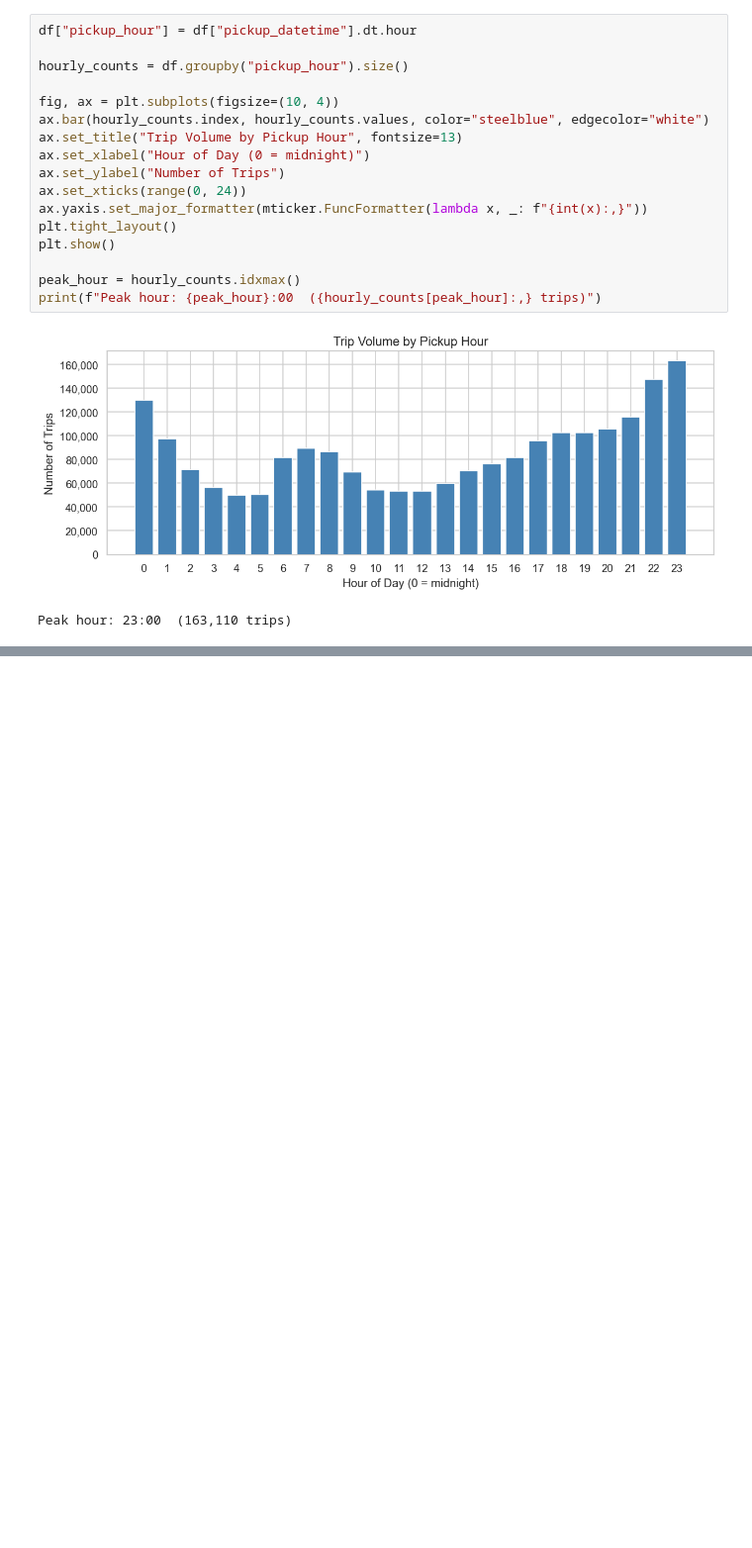
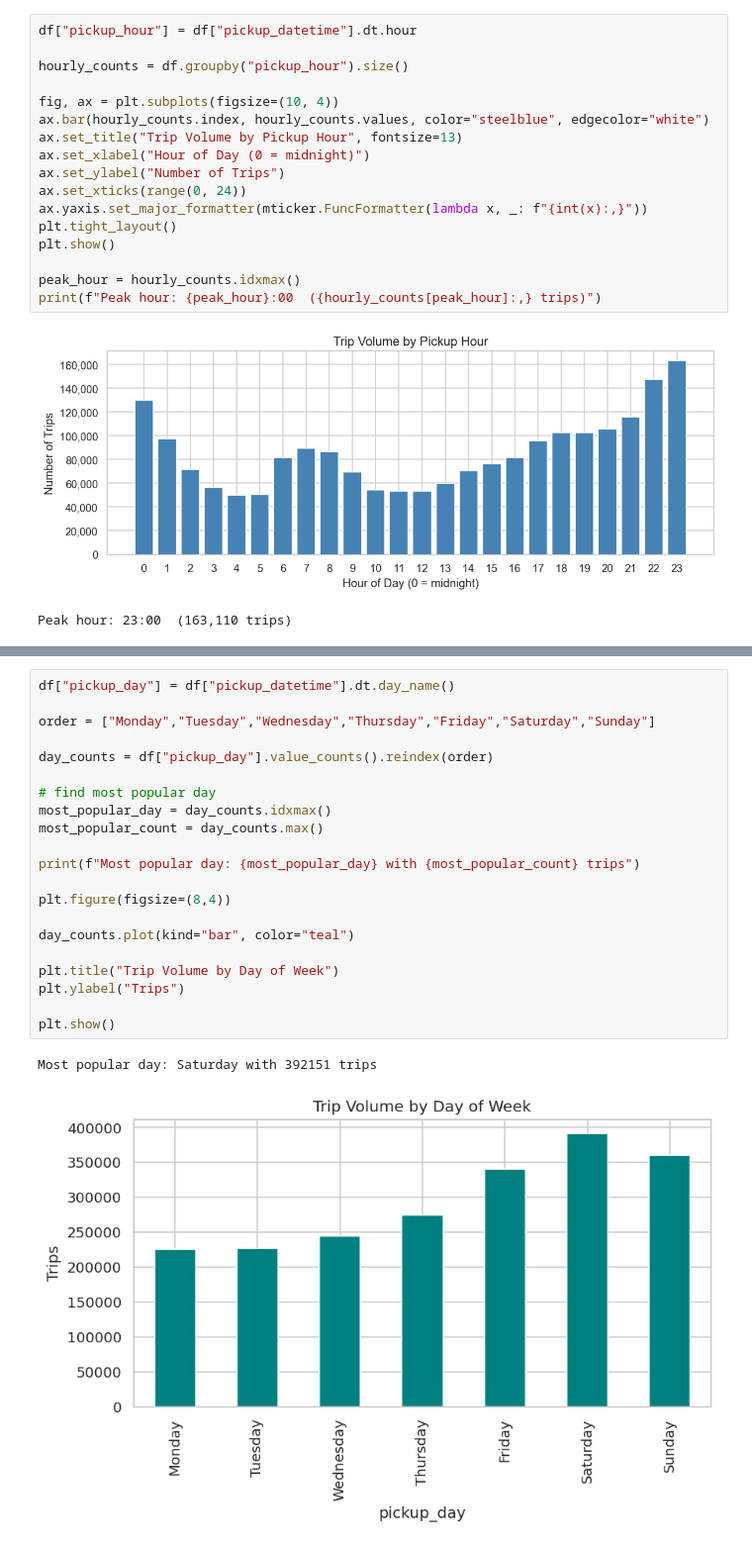
Before and after one commit to anushkasjadhav/MSE446-Optimization-Ride-Pooling-For-Emissions-Reduction, a Jupyter notebook: EDA/trip_distribution_eda.ipynb, the cells around one changed output, grey strips where cells are left out. Shown at 99% size. Drawn from its saved outputs; the diff is of its cells as text; blank space fills up the shorter version.

```diff
--- a/EDA/trip_distribution_eda.ipynb
+++ b/EDA/trip_distribution_eda.ipynb
@@ -280,0 +312,24 @@ Peak hour: 23:00  (163,110 trips)
+# %%
+df["pickup_day"] = df["pickup_datetime"].dt.day_name()
+
+order = ["Monday","Tuesday","Wednesday","Thursday","Friday","Saturday","Sunday"]
+
+day_counts = df["pickup_day"].value_counts().reindex(order)
+
+# find most popular day
+most_popular_day = day_counts.idxmax()
+most_popular_count = day_counts.max()
+
+print(f"Most popular day: {most_popular_day} with {most_popular_count} trips")
+
+plt.figure(figsize=(8,4))
+
+day_counts.plot(kind="bar", color="teal")
+
+plt.title("Trip Volume by Day of Week")
+plt.ylabel("Trips")
+
+plt.show()
+# %% [output]
+Most popular day: Saturday with 392151 trips
+[figure, added]
```
Also changed, not shown: parts of 11 cells of this notebook, 6 other files.
